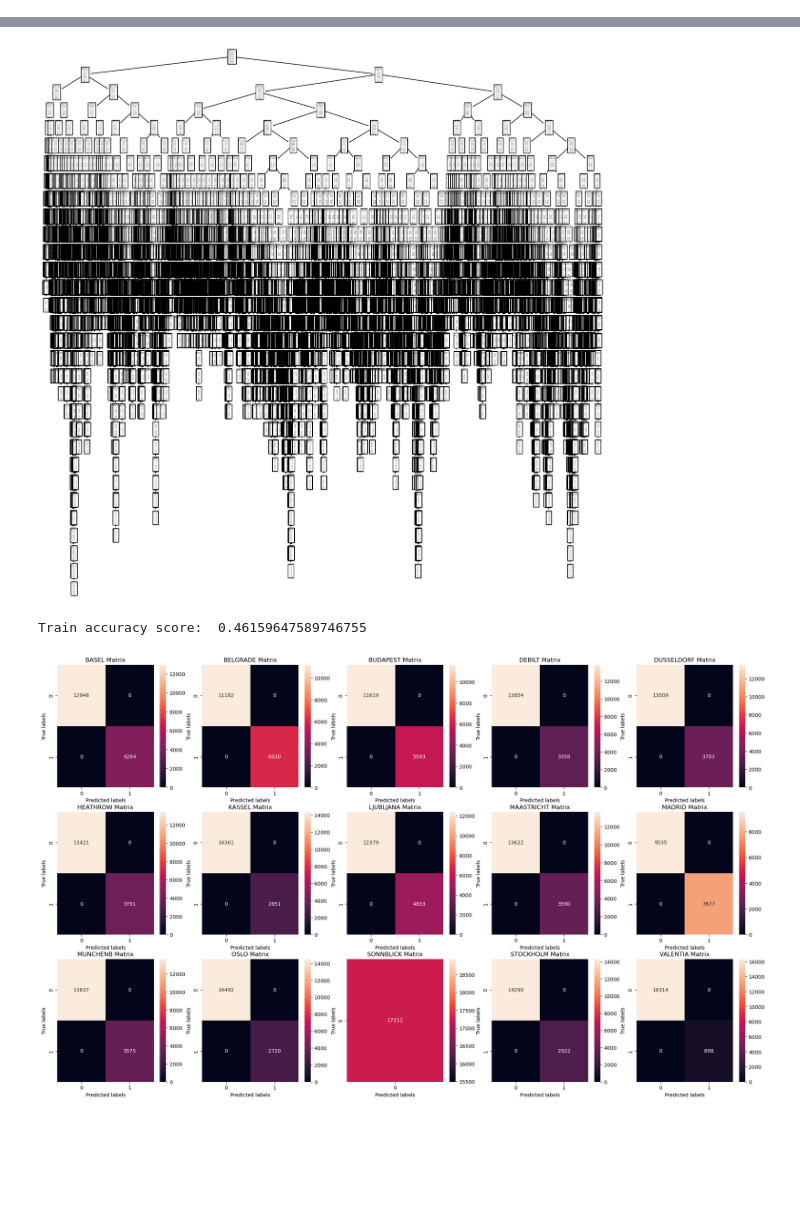
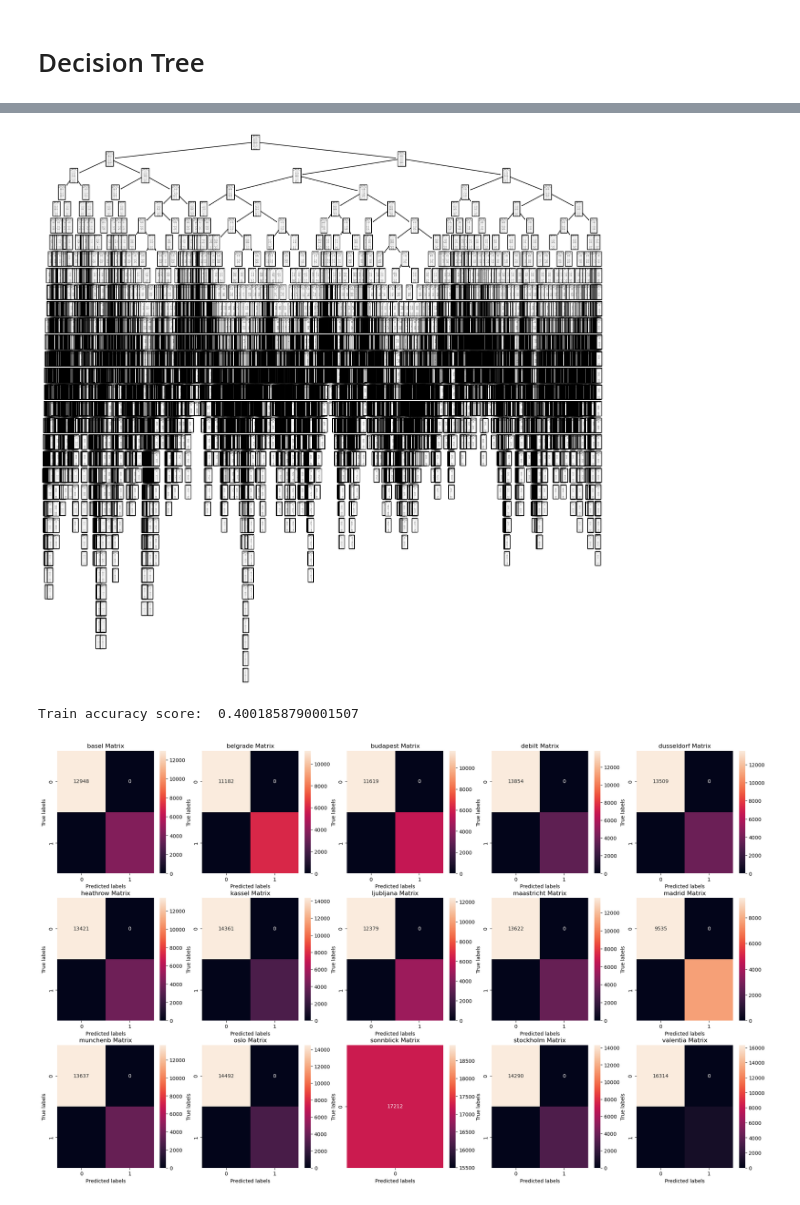
Before and after one commit to GregRabito/python_showcase-2-, a Jupyter notebook: Decision Tree.ipynb, the cells around one changed output, grey strips where cells are left out. Saved outputs shown, nothing was run; the diff lists cells and outputs as text; code cells hidden in the pictures; blank space fills up the shorter version.

```diff
--- a/Decision Tree.ipynb
+++ b/Decision Tree.ipynb
@@ -75,0 +66,18 @@ y = pleasantweather.drop(['DATE'], axis=1)
+# %%
+#reduce to just the temperature variables (excluding gdansk, roma,tours)
+climate = climate[['basel_temp_mean','belgrade_temp_mean',
+ 'budapest_temp_mean','debilt_temp_mean','dusseldorf_temp_mean',
+ 'heathrow_temp_mean',
+ 'kassel_temp_mean',
+ 'ljubljana_temp_mean',
+ 'maastricht_temp_mean',
+ 'madrid_temp_mean',
+ 'munchenb_temp_mean',
+ 'oslo_temp_mean',
+ 'sonnblick_temp_mean',
+ 'stockholm_temp_mean',
+ 'valentia_temp_mean',]].copy()
+# %%
+columns_to_drop = ['DATE']
+columns_to_drop = [col for col in columns_to_drop if col in answers.columns]
+answers.drop(columns=columns_to_drop, inplace=True)
@@ -75,0 +93,2 @@ y = pleasantweather.drop(['DATE'], axis=1)
+# %%
+answers.columns = answers.columns.str.lower()
@@ -76,3 +104,6 @@ y = pleasantweather.drop(['DATE'], axis=1)
+# %%
+X = climate
+y = answers
 # %%
 print(X.shape)
 print(y.shape)
@@ -95,7 +125,9 @@ print(y_test.shape)
+# %% [markdown]
+# Decision Tree
 # %%
-#Run Decision Tree classifier
-weather_dt = DecisionTreeClassifier(criterion='gini', min_samples_split=2)
-weather_dt.fit(X_train, y_train)
+climate_dt = DecisionTreeClassifier(criterion='gini', min_samples_split=2)
+climate_dt.fit(X_train, y_train)
 figure(figsize=(15,15))
-tree.plot_tree(iris_dt)
+tree.plot_tree(climate_dt)
+dlimate_dt
 # %% [output]
@@ -118,14 +150,13 @@ tree.plot_tree(iris_dt)
  ...]
-[figure, old version]
+[figure, new version]
 # %%
-#What is the training accuracy score? Using the cross validation method
-y_pred_train = weather_dt.predict(X_train)
-print('Train accuracy score: ',cross_val_score(weather_dt, X_train, y_train, cv = 3, scoring='accuracy').mean())
+y_pred_train = climate_dt.predict(X_train)
+print('Train accuracy score: ',cross_val_score(climate_dt, X_train, y_train, cv = 3, scoring='accuracy').mean())
 # %% [output]
-Train accuracy score:  0.46159647589746755
+Train accuracy score:  0.4001858790001507
 # %%
 #Confusion matrix based on the last "k" in the sequence (Training data)
-locations = list({x.split("_")[0] for x in df.columns if x not in ["MONTH", "DATE"]})
+locations = list({x.split("_")[0] for x in climate.columns if x not in ["MONTH", "DATE"]})
 locations.sort()
 locations
 key = "_pleasant_weather"
@@ -143,9 +174,7 @@ for i in range(3):
         ax[i,j].set_xlabel('Predicted labels');
         ax[i,j].set_ylabel('True labels');
         ax[i,j].set_title(name +' Matrix');
-        #ax[i,j].xaxis.set_ticklabels(labels); #These two lines may throw an error depending on SONNBLICK data. Can you tell why?
-        #ax[i,j].yaxis.set_ticklabels(labels);
         count+=1
 # %% [output]
-[figure, old version]
+[figure, new version]
 # %%
```
Also changed, not shown: parts of 22 cells of this notebook.
